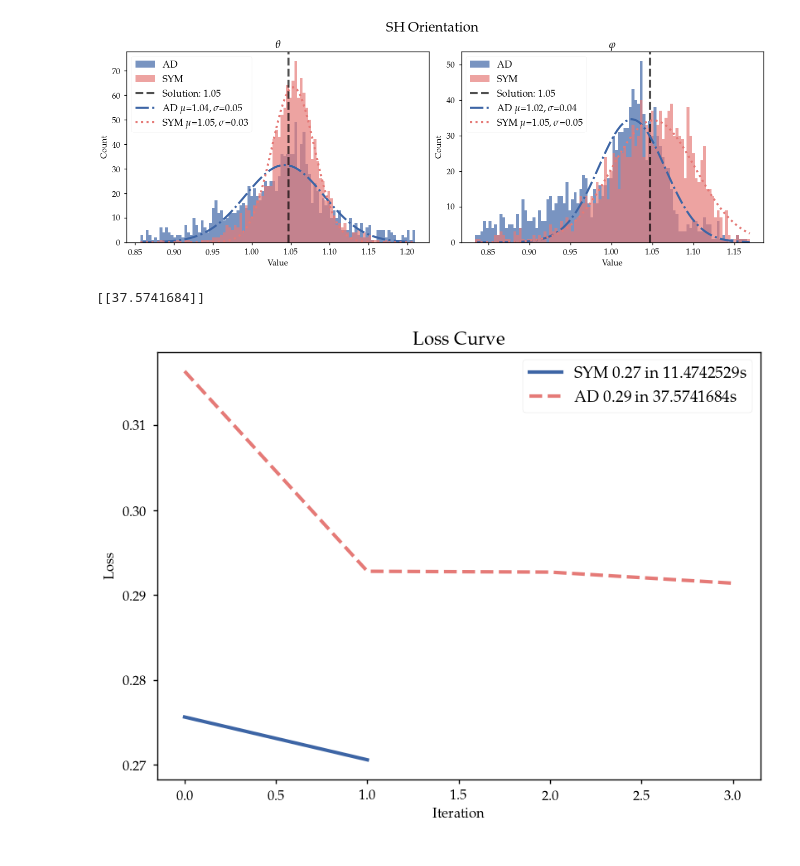
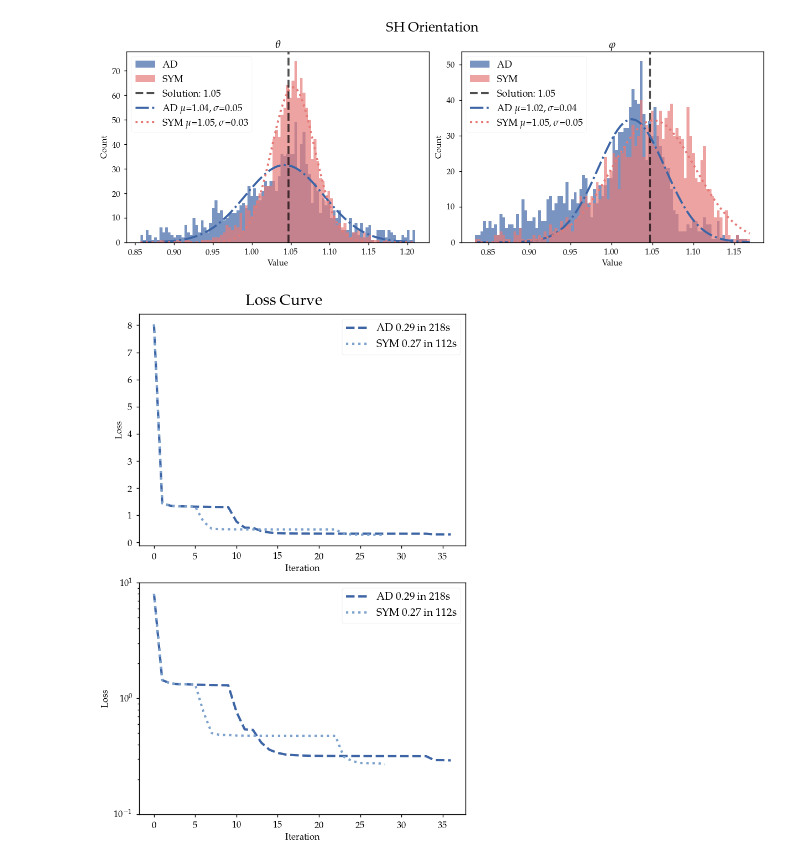
Before and after one commit to RubenDragland/XRD_CT, a Jupyter notebook: Results/data_analysis.ipynb, the cells around one changed output. Cells and saved outputs as stored; diff of their text form; code cells hidden in the pictures.

Commit message:
Performance curves improved

```diff
--- a/Results/data_analysis.ipynb
+++ b/Results/data_analysis.ipynb
@@ -89,16 +89,15 @@ plot_SH_aligned_distribution(    AD,
     shareaxis = True)
 # %% [output]
 [figure]
-# %%
-# Loss curves
-
-loss_data = {}
-loss_data["SYM"] = [symbolic.convergence_curve, symbolic.timing_data]
-loss_data["AD"] = [AD.convergence_curve, AD.timing_data]
-
-print(AD.timing_data)
-
-plot_loss_curves(loss_data, save=False, DPI=100)
-# %% [output]
-[[37.5741684]]
-[figure, removed]
+# %%
+# Loss curves
+
+loss_data = {}
+loss_data["AD"] = [AD.loss_curve, AD.tot_time]
+loss_data["SYM"] = [symbolic.loss_curve, symbolic.tot_time]
+
+plot_loss_curves(loss_data, save=False, DPI=100, logcurve=True, yloglim = (1e-1,1e1))
+
+# The curve fitting is actually just dependent on number of iterations. Do not waste more time for now.
+# %% [output]
+[figure, added]
```
Also changed, not shown: parts of 11 cells of this notebook, 1 other file.
